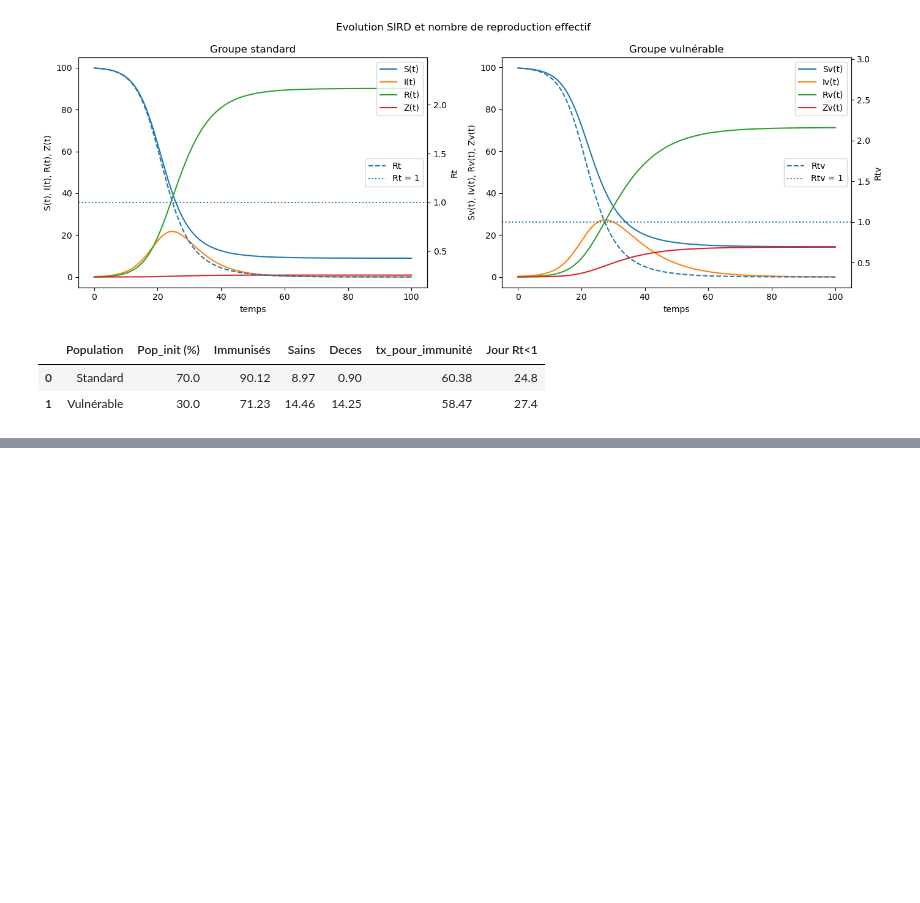
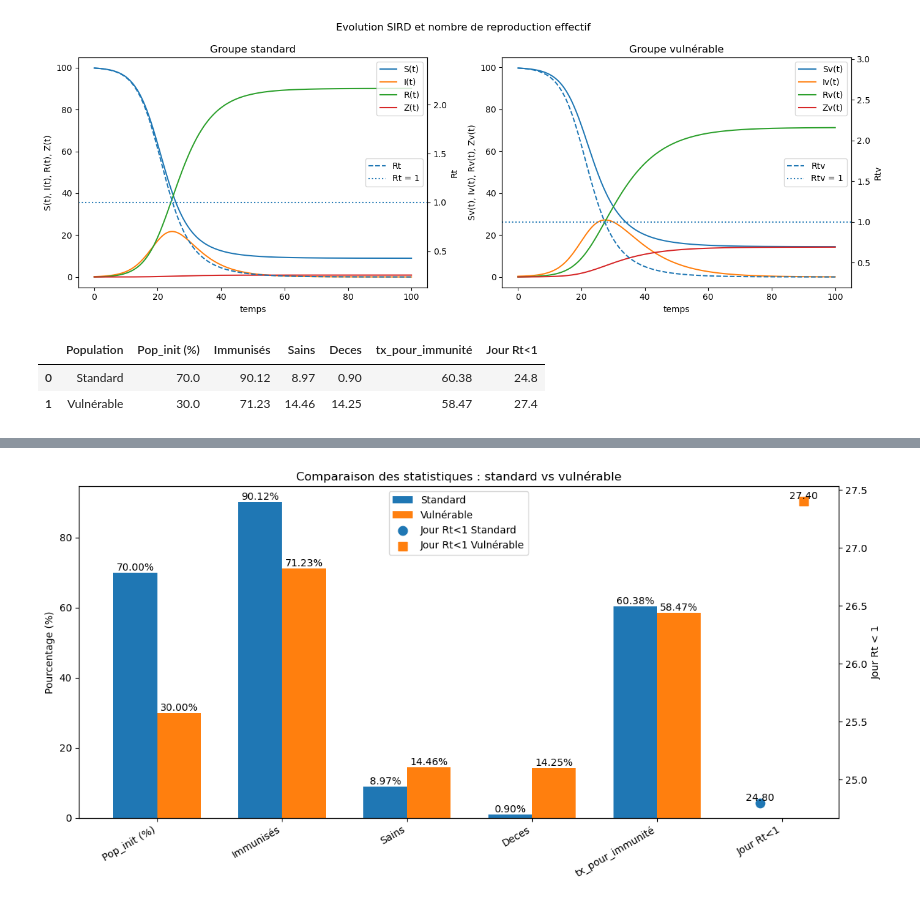
Before and after one commit to hjvictor/SIR_model, a Jupyter notebook: mainNotebook_SIRD.ipynb, the cells around one changed output, grey strips where cells are left out. Drawn from its saved outputs; the diff is of its cells as text; code cells hidden in the pictures; blank space fills up the shorter version.

```diff
--- a/mainNotebook_SIRD.ipynb
+++ b/mainNotebook_SIRD.ipynb
@@ -262,0 +310,67 @@ display(df_resume)
+# %%
+import numpy as np
+import matplotlib.pyplot as plt
+
+# Statistiques en pourcentage à comparer
+stats_pct = ["Pop_init (%)", "Immunisés", "Sains", "Deces", "tx_pour_immunité"]
+
+# Valeurs pour chaque population
+vals_std = df_resume.loc[df_resume["Population"] == "Standard", stats_pct].iloc[0].values
+vals_vul = df_resume.loc[df_resume["Population"] == "Vulnérable", stats_pct].iloc[0].values
+
+# Jours de passage sous 1
+jour_std = df_resume.loc[df_resume["Population"] == "Standard", "Jour Rt<1"].iloc[0]
+jour_vul = df_resume.loc[df_resume["Population"] == "Vulnérable", "Jour Rt<1"].iloc[0]
+
+x = np.arange(len(stats_pct))
+width = 0.35
+
+fig, ax1 = plt.subplots(figsize=(12, 6))
+
+# Barres groupées
+bar1 = ax1.bar(x - width/2, vals_std, width, label="Standard")
+bar2 = ax1.bar(x + width/2, vals_vul, width, label="Vulnérable")
+
+ax1.set_title("Comparaison des statistiques : standard vs vulnérable")
+ax1.set_ylabel("Pourcentage (%)")
+ax1.set_xticks(x)
+ax1.set_xticklabels(stats_pct, rotation=30, ha="right")
+ax1.legend(loc="upper left")
+
+# Valeurs au-dessus des barres
+for b in bar1:
+    h = b.get_height()
+    ax1.text(b.get_x() + b.get_width()/2, h, f"{h:.2f}%", ha="center", va="bottom")
+
+for b in bar2:
+    h = b.get_height()
+    ax1.text(b.get_x() + b.get_width()/2, h, f"{h:.2f}%", ha="center", va="bottom")
+
+# Axe secondaire pour le jour Rt<1
+ax2 = ax1.twinx()
+ax2.set_ylabel("Jour Rt < 1")
+
+# On place les deux points "jour" à droite du graphe
+x_jour = len(stats_pct)
+ax2.scatter(x_jour - width/2, jour_std, marker="o", s=80, label="Jour Rt<1 Standard")
+ax2.scatter(x_jour + width/2, jour_vul, marker="s", s=80, label="Jour Rt<1 Vulnérable")
+
+ax2.text(x_jour - width/2, jour_std, f"{jour_std:.2f}", ha="center", va="bottom")
+ax2.text(x_jour + width/2, jour_vul, f"{jour_vul:.2f}", ha="center", va="bottom")
+
+# Ajouter le libellé de cette dernière catégorie
+xticks = list(x) + [x_jour]
+xlabels = stats_pct + ["Jour Rt<1"]
+ax1.set_xticks(xticks)
+ax1.set_xticklabels(xlabels, rotation=30, ha="right")
+
+# Fusion des légendes
+h1, l1 = ax1.get_legend_handles_labels()
+h2, l2 = ax2.get_legend_handles_labels()
+ax1.legend(h1 + h2, l1 + l2, loc="upper center")
+
+plt.tight_layout()
+plt.savefig("sir_SIRD_Rt_stats_finales_2groupes.pdf", bbox_inches="tight")
+plt.show()
+# %% [output]
+[figure, added]
```
Also changed, not shown: parts of 1 cell of this notebook, 1 other file.
